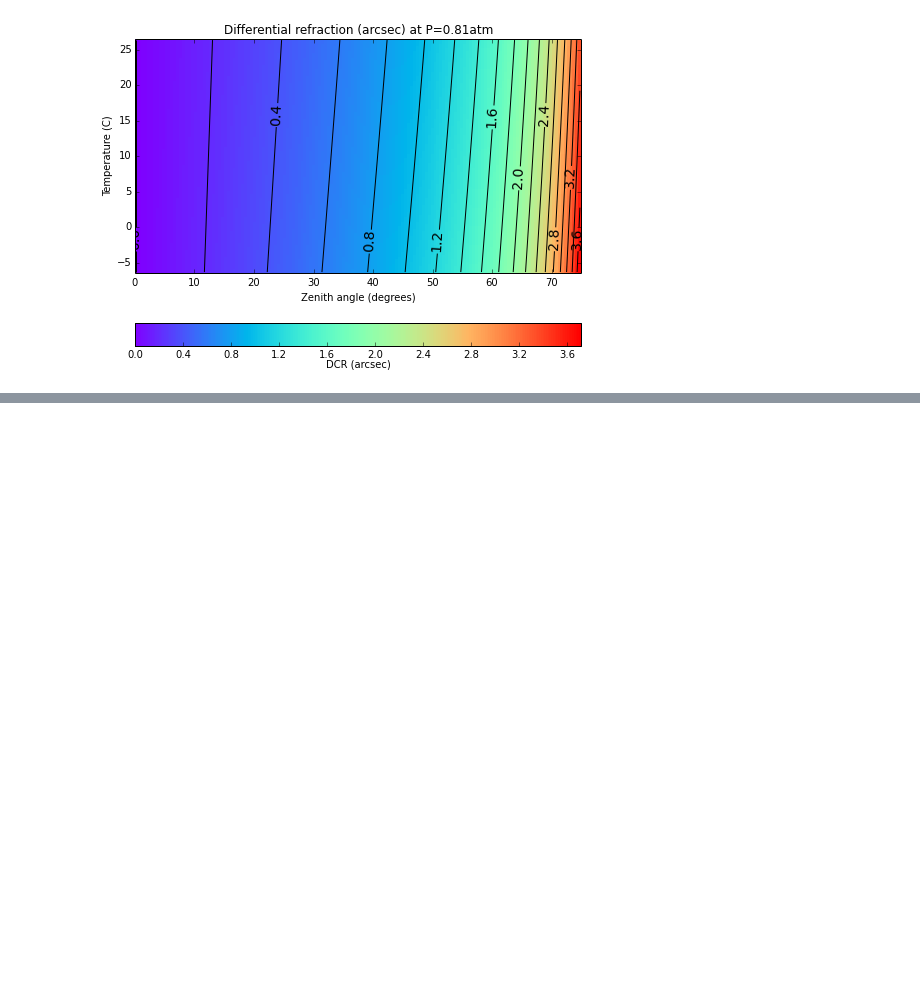
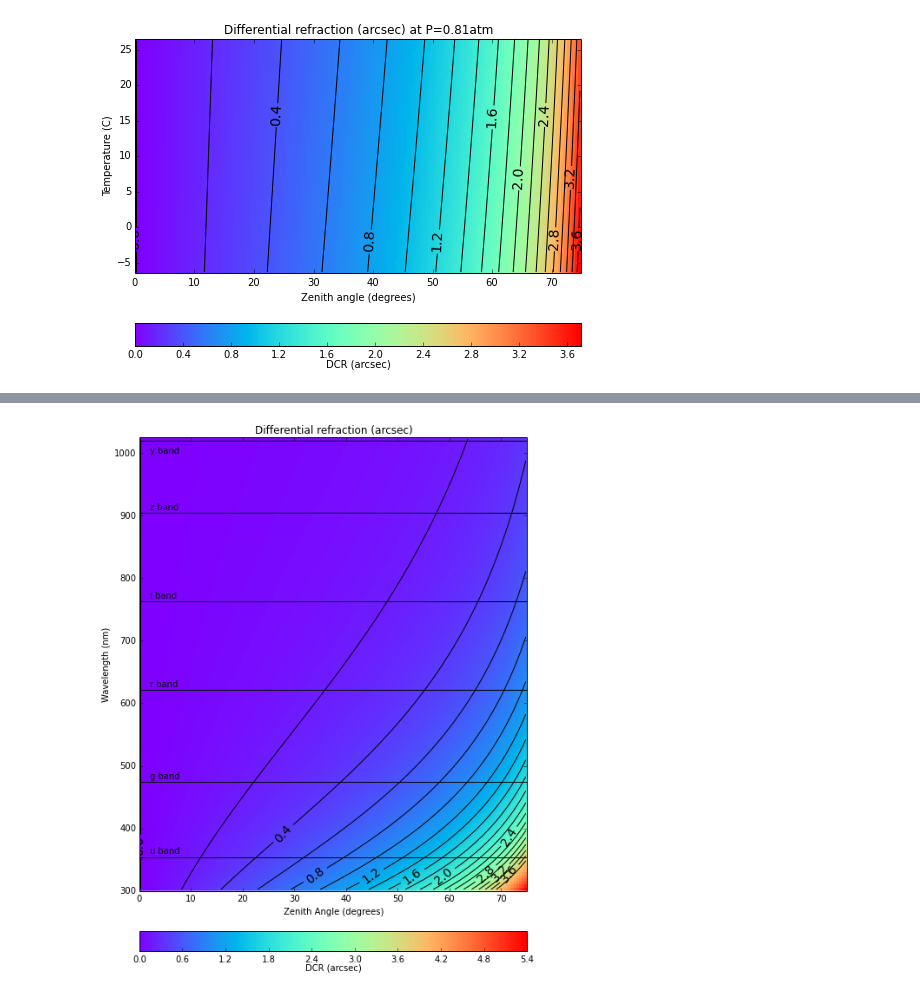
Before and after one commit to isullivan/LSST-DCR, a Jupyter notebook: DCR test code/DCR plots.ipynb, the cells around one changed output, grey strips where cells are left out. Cells and saved outputs as stored; diff of their text form; code cells hidden in the pictures; blank space fills up the shorter version.

```diff
--- a/DCR test code/DCR plots.ipynb
+++ b/DCR test code/DCR plots.ipynb
@@ -235,0 +234,55 @@ plt.show()
+# %%
+wavelength_delta = 5
+wavelength_min = 300.
+wavelength_max = 1025.
+wavelengths = (np.array(range(1+int((wavelength_max-wavelength_min)/wavelength_delta))) * wavelength_delta +
+    wavelength_min)
+
+bandwidths = wavelengths * 0.2
+diff_refract_wavelengths = np.zeros([wavelengths.size, zenith_angles.size])
+for w_i in range(wavelengths.size):
+    diff_refract_wavelengths[w_i, :] = diff(zenith_angles, wavelength=wavelengths[w_i], bandwidth = bandwidths[w_i],
+            temperature = base_temp, atmospheric_pressure = base_pressure_atm)
+
+X = zenith_angles
+Y = wavelengths
+Z = arcsec(diff_refract_wavelengths)
+
+x_min, x_max = minmax(X)
+y_min, y_max = minmax(Y)
+X, Y = np.meshgrid(X, Y)
+
+fig = plt.figure(figsize=(8,12))
+extent = [x_min, x_max, y_min, y_max]
+fig_show = plt.imshow(Z, interpolation='none', origin='lower', cmap=cm.rainbow, extent=extent)
+levels = np.arange(0, 4, 0.2)
+CS = plt.contour( Z, levels=levels, origin='lower', linewidths=1, colors='k', extent=extent)
+
+ax = fig.add_subplot(1,1,1)
+ax.set_aspect('auto')
+ax.set_xlabel('Zenith Angle (degrees)')
+ax.set_ylabel('Wavelength (nm)')
+plt.clabel(CS, levels[0::2], inline=1, fmt='%1.1f', fontsize=14, colors='k')
+
+ps = ax.plot(zenith_angles, np.zeros(zenith_angles.size) + 354.0,color='k')
+plt.text(2, 360, 'u band')
+ps = ax.plot(zenith_angles, np.zeros(zenith_angles.size) + 475.0,color='k')
+plt.text(2, 480, 'g band')
+ps = ax.plot(zenith_angles, np.zeros(zenith_angles.size) + 622.0,color='k')
+plt.text(2, 627, 'r band')
+ps = ax.plot(zenith_angles, np.zeros(zenith_angles.size) + 763.0,color='k')
+plt.text(2, 768, 'i band')
+ps = ax.plot(zenith_angles, np.zeros(zenith_angles.size) + 905.0,color='k')
+plt.text(2, 910, 'z band')
+ps = ax.plot(zenith_angles, np.zeros(zenith_angles.size) + 1020.0,color='k')
+plt.text(2, 1000, 'y band')
+
+ptitle=plt.title('Differential refraction (arcsec)')
+
+#cbaxes = fig.add_axes([0.1, 0.9, 0.0, 0.1])
+cbar=plt.colorbar(fig_show, orientation='horizontal', shrink=1, pad=0.07)
+cbar.set_label('DCR (arcsec)', labelpad=0, rotation=0)
+plt.savefig('DCR_ZA-wavelength.png',bbox_inches='tight')
+plt.show()
+# %% [output]
+[figure, added]
```
Also changed, not shown: parts of 4 cells of this notebook, 1 other file.
